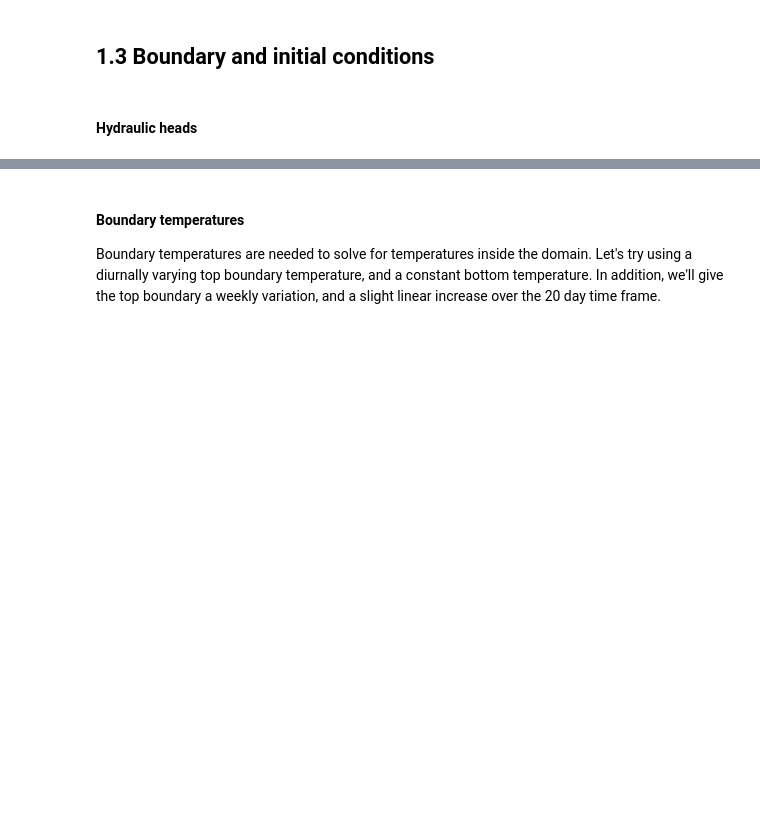
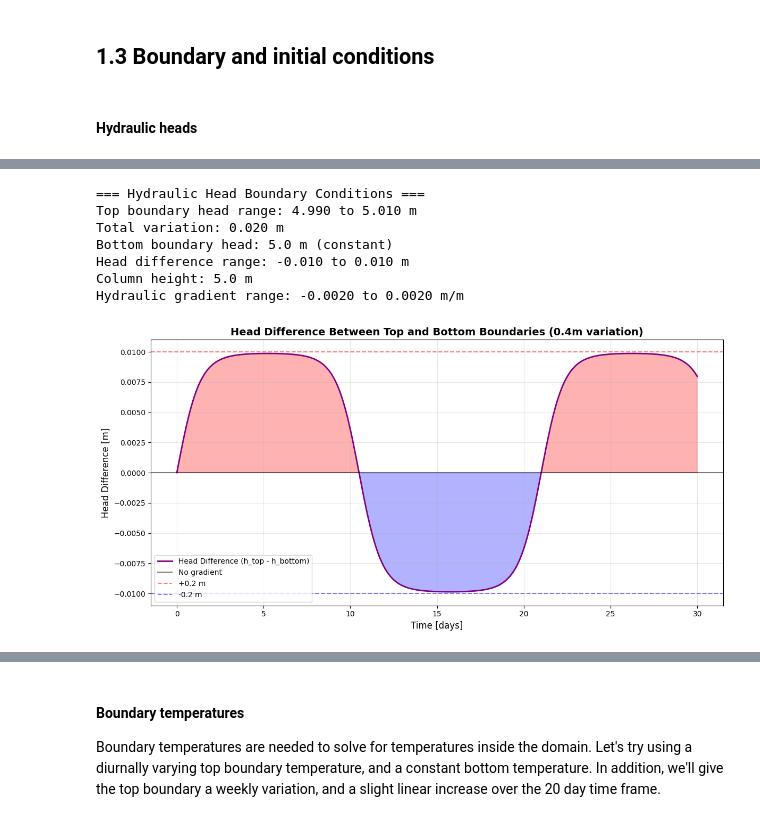
Before and after one commit to agnes-riviere/ginette, a Jupyter notebook: application/2024_TD_ENS/TD2_synthetic_cases.ipynb, the cells around one changed output, grey strips where cells are left out. Saved outputs shown, nothing was run; the diff lists cells and outputs as text; code cells hidden in the pictures; blank space fills up the shorter version.

```diff
--- a/application/2024_TD_ENS/TD2_synthetic_cases.ipynb
+++ b/application/2024_TD_ENS/TD2_synthetic_cases.ipynb
@@ -219,0 +335,78 @@ plt.show()
+# %%
+import numpy as np
+import matplotlib.pyplot as plt
+
+# Hydraulic head boundary conditions with increased amplitude
+# Pre-calculate constants
+two_pi = 2 * np.pi
+
+# Define a smooth square wave function using a sigmoid function
+def smooth_square_wave(x, period):
+    return 2 / (1 + np.exp(-5 * np.sin(two_pi * x / period))) - 1
+
+# Reduce the frequency by increasing the period
+reduced_period = 3 * seconds_per_week  # 3-week period for reduced frequency
+
+# Calculate the top boundary with 0.4m variation (±0.2m around base level)
+base_head = 5.0  # Base hydraulic head [m]
+head_amplitude = 0.01  # Amplitude for ±0.2m variation (total 0.4m range)
+
+df_BC['h_top'] = (head_amplitude * smooth_square_wave(df_BC['times'], reduced_period)  # ±0.2m variation
+                  + base_head)  # Base head level
+
+# Set the bottom boundary to a constant value
+df_BC['h_bottom'] = base_head * np.ones_like(df_BC['times'])
+
+# Calculate the hydraulic gradient for verification
+df_BC['head_gradient'] = (df_BC['h_top'] - df_BC['h_bottom']) / az  # Gradient [m/m]
+
+# Print statistics for verification
+print("=== Hydraulic Head Boundary Conditions ===")
+print(f"Top boundary head range: {df_BC['h_top'].min():.3f} to {df_BC['h_top'].max():.3f} m")
+print(f"Total variation: {df_BC['h_top'].max() - df_BC['h_top'].min():.3f} m")
+print(f"Bottom boundary head: {df_BC['h_bottom'].iloc[0]:.1f} m (constant)")
+print(f"Head difference range: {(df_BC['h_top'] - df_BC['h_bottom']).min():.3f} to {(df_BC['h_top'] - df_BC['h_bottom']).max():.3f} m")
+print(f"Column height: {az:.1f} m")
+print(f"Hydraulic gradient range: {df_BC['head_gradient'].min():.4f} to {df_BC['head_gradient'].max():.4f} m/m")
+
+# Plot head difference over time (only this plot)
+fig, ax = plt.subplots(1, 1, figsize=(12, 6))
+
+head_diff = df_BC['h_top'] - df_BC['h_bottom']
+ax.plot(df_BC['days'], head_diff, label='Head Difference (h_top - h_bottom)', color='purple', linewidth=2)
+ax.axhline(y=0, color='black', linestyle='-', alpha=0.5, label='No gradient')
+ax.axhline(y=0.01, color='red', linestyle='--', alpha=0.5, label='+0.2 m')
+ax.axhline(y=-0.01, color='blue', linestyle='--', alpha=0.5, label='-0.2 m')
+
+ax.set_xlabel('Time [days]', fontsize=12)
+ax.set_ylabel('Head Difference [m]', fontsize=12)
+ax.set_title('Head Difference Between Top and Bottom Boundaries (0.4m variation)', fontsize=14, fontweight='bold')
+ax.legend(fontsize=10)
+ax.grid(True, alpha=0.3)
+
+# Fill areas to show flow direction
+ax.fill_between(df_BC['days'], 0, head_diff, where=(head_diff > 0),
+                alpha=0.3, color='red', label='Losing condition')
+ax.fill_between(df_BC['days'], 0, head_diff, where=(head_diff < 0),
+                alpha=0.3, color='blue', label='Gaining condition')
+
+plt.tight_layout()
+plt.show()
+
+print("\n=== Flow Direction Analysis ===")
+losing_time = np.sum(df_BC['head_gradient'] > 0) * dt / seconds_per_day
+gaining_time = np.sum(df_BC['head_gradient'] < 0) * dt / seconds_per_day
+neutral_time = np.sum(df_BC['head_gradient'] == 0) * dt / seconds_per_day
+
+print(f"Time with losing conditions (upward flow): {losing_time:.1f} days ({losing_time/nb_day*100:.1f}%)")
+print(f"Time with gaining conditions (downward flow): {gaining_time:.1f} days ({gaining_time/nb_day*100:.1f}%)")
+print(f"Time with neutral conditions: {neutral_time:.1f} days ({neutral_time/nb_day*100:.1f}%)")
+# %% [output]
+=== Hydraulic Head Boundary Conditions ===
+Top boundary head range: 4.990 to 5.010 m
+Total variation: 0.020 m
+Bottom boundary head: 5.0 m (constant)
+Head difference range: -0.010 to 0.010 m
+Column height: 5.0 m
+Hydraulic gradient range: -0.0020 to 0.0020 m/m
+[figure, added]
```
Also changed, not shown: parts of 26 cells of this notebook, 2 other files.
